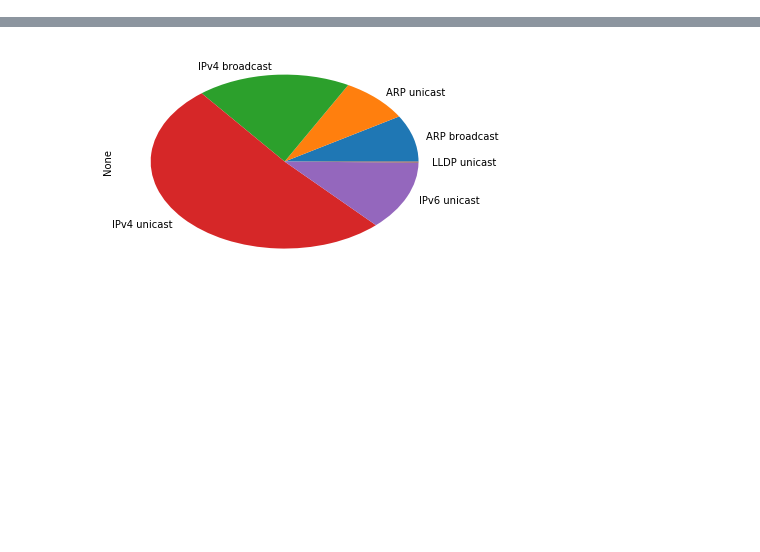
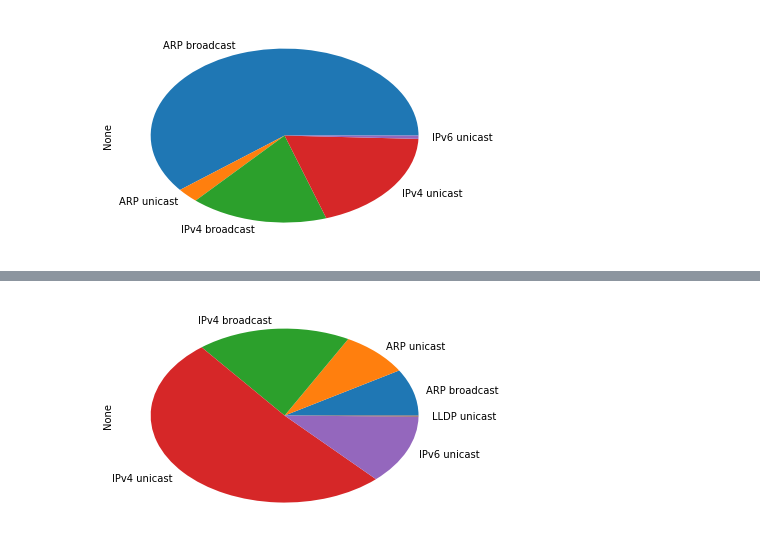
Before and after one commit to ZebaSz/tdc-tp1, a Jupyter notebook: script/Plots.ipynb, the cells around one changed output, grey strips where cells are left out. Drawn from its saved outputs; the diff is of its cells as text; code cells hidden in the pictures; blank space fills up the shorter version.

```diff
--- a/script/Plots.ipynb
+++ b/script/Plots.ipynb
@@ -181,0 +185,4 @@ entropy: 1.5110599539794516  max_entropy: 13.715104009236168
+# %%
+plot_simbols_pie(data_s1_mc)
+# %% [output]
+[figure, added]
```
Also changed, not shown: parts of 10 cells of this notebook, 3 other files.
